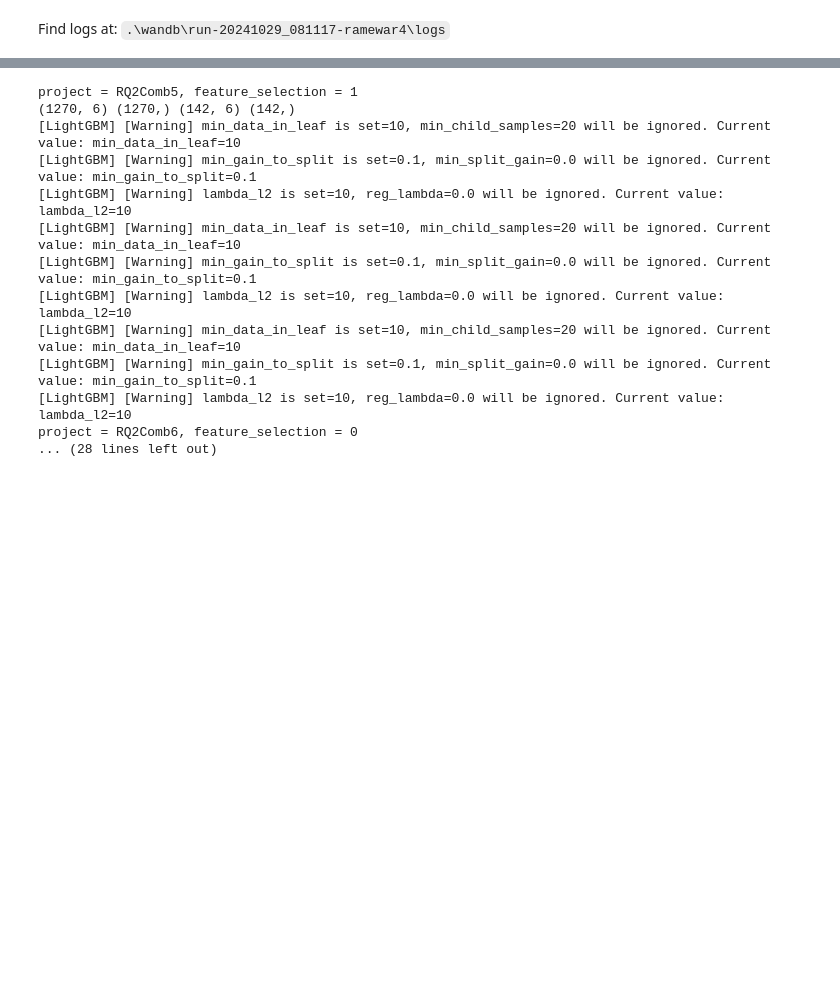
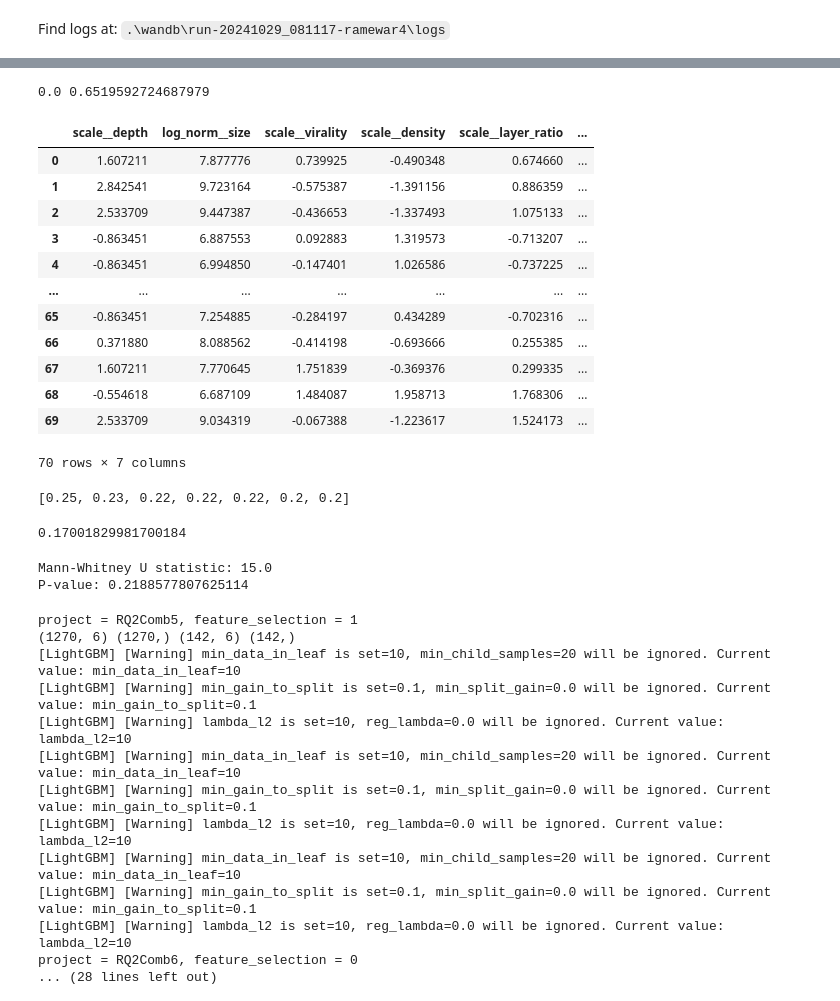
Before and after one commit to istiyaksiddiquee/thesis-work, a Jupyter notebook: RQ2/analysis/analysis.ipynb, the cells around one changed output, grey strips where cells are left out. Drawn from its saved outputs; the diff is of its cells as text; code cells hidden in the pictures; blank space fills up the shorter version.

```diff
--- a/RQ2/analysis/analysis.ipynb
+++ b/RQ2/analysis/analysis.ipynb
@@ -798,0 +805,13 @@ print(scaled_X_train_val.shape, y_train_val.shape, scaled_X_test.shape, y_test.s
+# %%
+folder="RQ3Final2"
+quant = False
+feature_selection = 1
+dropped_columns = ['max_breadth']
+normalization_columns = ['size', 'max_breadth']
+
+scaled_X_train_val, y_train_val, scaled_X_test, y_test = read_pickled_data(folder, feature_selection, quant, dropped_columns, normalization_columns)
+print(scaled_X_train_val.shape, y_train_val.shape, scaled_X_test.shape, y_test.shape)
+result_df = performance_testing(folder, scaled_X_test, y_test)
+best_model = best_performing_model(folder, result_df)
+# result_df.sort_values(by='average_precision', ascending=False, inplace=True)
+result_df[['average_precision', 'roc_auc', 'balanced_accuracy', 'precision_0', 'precision_1', 'recall_0', 'recall_1']]
@@ -799,3 +834,69 @@ print(scaled_X_train_val.shape, y_train_val.shape, scaled_X_test.shape, y_test.s
+# %%
+folder="RQ3Final2"
+quant = True
+feature_selection = 1
+dropped_columns = ['max_breadth']
+normalization_columns = ['size', 'max_breadth', 'characteristic_distance']
+# normalization_columns = ['size', 'max_breadth', 'characteristic_distance']
+
+read_pickled_data(folder, feature_selection, quant, dropped_columns, normalization_columns)
+
+# scaled_X_train_val, y_train_val, scaled_X_test, y_test = read_pickled_data(folder, feature_selection, quant, dropped_columns, normalization_columns)
+# print(scaled_X_train_val.shape, y_train_val.shape, scaled_X_test.shape, y_test.shape)
+# result_df = performance_testing("RQ3Final4", scaled_X_test, y_test)
+# best_model = best_performing_model(folder, result_df)
+# # result_df.sort_values(by='average_precision', ascending=False, inplace=True)
+# result_df
+# %% [output]
+0.0 0.6519592724687979
+# %%
+scaled_X_test
+# %% [output]
+|  | scale__depth | log_norm__size | scale__virality | scale__density | scale__layer_ratio | ... |
+| 0 | 1.607211 | 7.877776 | 0.739925 | -0.490348 | 0.674660 | ... |
+| 1 | 2.842541 | 9.723164 | -0.575387 | -1.391156 | 0.886359 | ... |
+| 2 | 2.533709 | 9.447387 | -0.436653 | -1.337493 | 1.075133 | ... |
+| 3 | -0.863451 | 6.887553 | 0.092883 | 1.319573 | -0.713207 | ... |
+| 4 | -0.863451 | 6.994850 | -0.147401 | 1.026586 | -0.737225 | ... |
+| ... | ... | ... | ... | ... | ... | ... |
+| 65 | -0.863451 | 7.254885 | -0.284197 | 0.434289 | -0.702316 | ... |
+| 66 | 0.371880 | 8.088562 | -0.414198 | -0.693666 | 0.255385 | ... |
+| 67 | 1.607211 | 7.770645 | 1.751839 | -0.369376 | 0.299335 | ... |
+| 68 | -0.554618 | 6.687109 | 1.484087 | 1.958713 | 1.768306 | ... |
+| 69 | 2.533709 | 9.034319 | -0.067388 | -1.223617 | 1.524173 | ... |
+70 rows × 7 columns
+# %%
+list(result_df['average_precision'].values)
+# %% [output]
+[0.25, 0.23, 0.22, 0.22, 0.22, 0.2, 0.2]
+# %%
+import numpy as np
+
+# Your PR-AUC scores
+group1 = np.array([0.25, 0.23, 0.22, 0.22, 0.22, 0.2, 0.2])  # PR-AUC scores from Dataset A
+group2 = np.array([0.28, 0.27, 0.24, 0.22, 0.22, 0.22, 0.22])
+
+from mlxtend.evaluate import permutation_test
+
+p_value = permutation_test(group1, group2,
+                           method='approximate',
+                           num_rounds=100000,
+                           seed=0)
+print(p_value)
+# %% [output]
+0.17001829981700184
+# %%
+import numpy as np
+from scipy.stats import mannwhitneyu
+
+# Perform the Mann-Whitney U Test
+statistic, p_value = mannwhitneyu(group1, group2, alternative='two-sided')
+
+print(f"Mann-Whitney U statistic: {statistic}")
+print(f"P-value: {p_value}")
+# %% [output]
+Mann-Whitney U statistic: 15.0
+P-value: 0.2188577807625114
 # %%
 dict = {}
 for i in range(5, 9):
```
Also changed, not shown: parts of 14 cells of this notebook.
